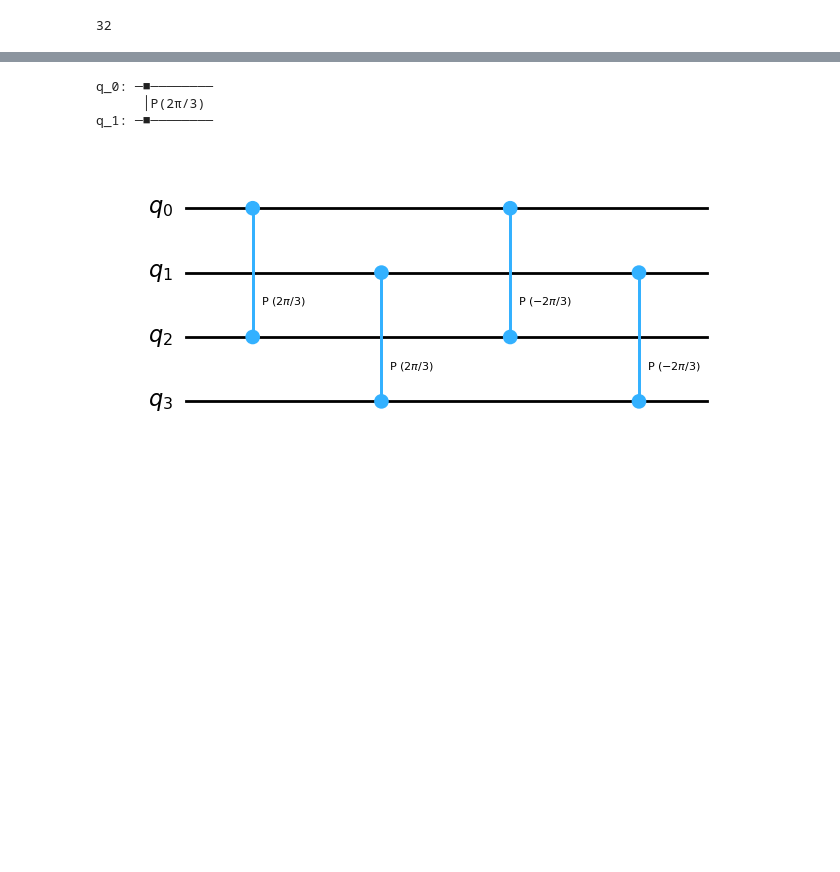
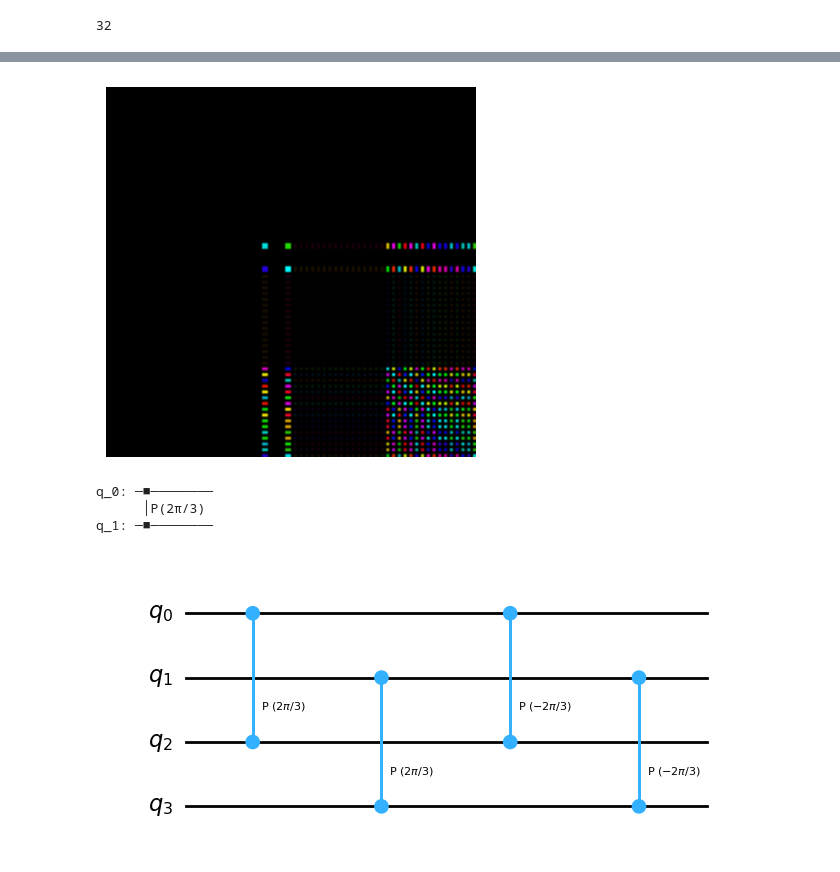
Before and after one commit to slysek/qudityD3, a Jupyter notebook: nowyCZ.ipynb, the cells around one changed output, grey strips where cells are left out. Saved outputs shown, nothing was run; the diff lists cells and outputs as text; code cells hidden in the pictures; blank space fills up the shorter version.

```diff
--- a/nowyCZ.ipynb
+++ b/nowyCZ.ipynb
@@ -93,0 +82,6 @@ test
+# %%
+CZqudit01 = multi_dot([CZgate(0, 2, 1), CZgate(0, 3, -1), CZgate(1, 3, 1), CZgate(1, 2, -1)])
+CZqudit02 = multi_dot([CZgate(0, 4, 1), CZgate(0, 5, -1), CZgate(1, 5, 1), CZgate(1, 4, -1)])
+CZqudit12 = multi_dot([CZgate(2, 4, 1), CZgate(2, 5, -1), CZgate(3, 5, 1), CZgate(3, 4, -1)])
+
+CZgates = multi_dot([CZqudit01, CZqudit02, CZqudit12])
@@ -94,3 +130,24 @@ test
+# %%
+import matplotlib.pyplot as plt
+from matplotlib.colors import hsv_to_rgb
+
+def narysuj_macierz_zespolona(A):
+    modul = np.abs(A)
+    faza = np.angle(A)
+    modul_norm = modul / np.max(modul)
+    faza_norm = (faza + np.pi) / (2 * np.pi)
+    HSV = np.zeros((*A.shape, 3))
+    HSV[..., 0] = faza_norm
+    HSV[..., 1] = 1
+    HSV[..., 2] = modul_norm
+    RGB = hsv_to_rgb(HSV)
+    plt.imshow(RGB)
+    plt.axis('off')
+    plt.show()
+# %%
+narysuj_macierz_zespolona(multi_dot([CZgates, CZgates.conj().T]).round(2))
+# %% [output]
+[figure, added]
 # %%
 import qiskit.circuit.library
 from qiskit import QuantumCircuit
```
Also changed, not shown: parts of 7 cells of this notebook, 2 other files.
